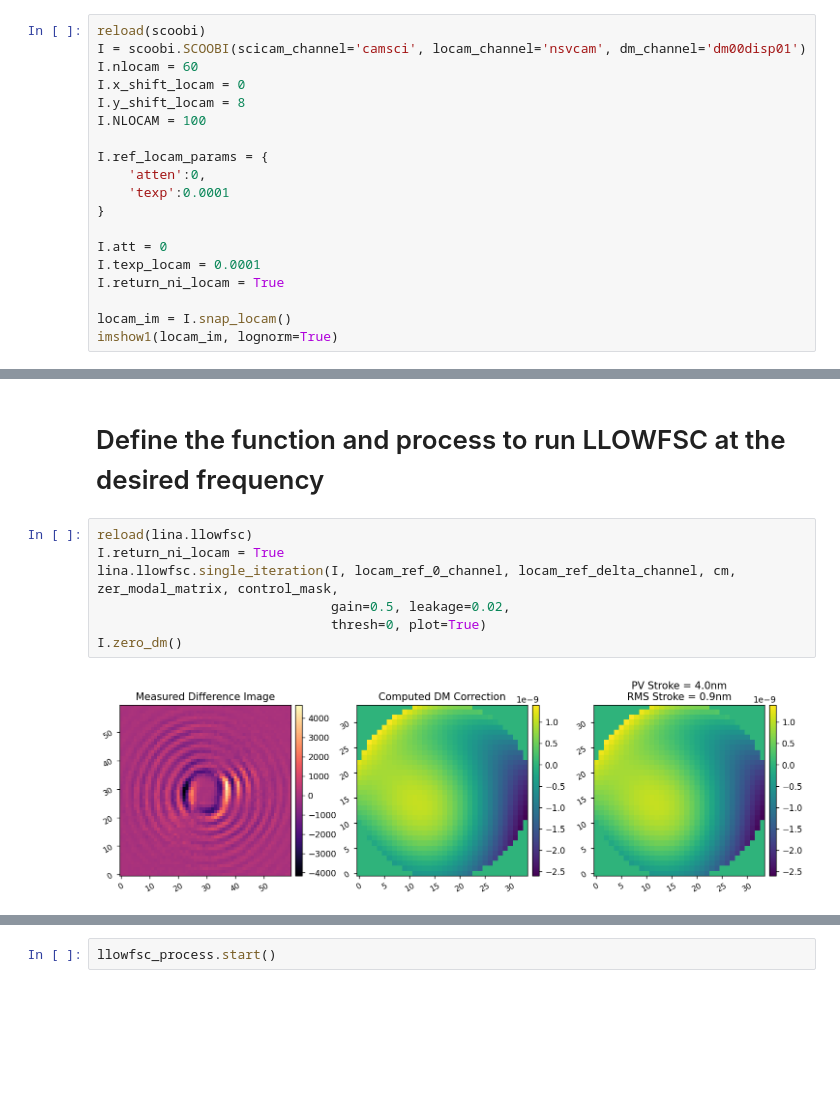
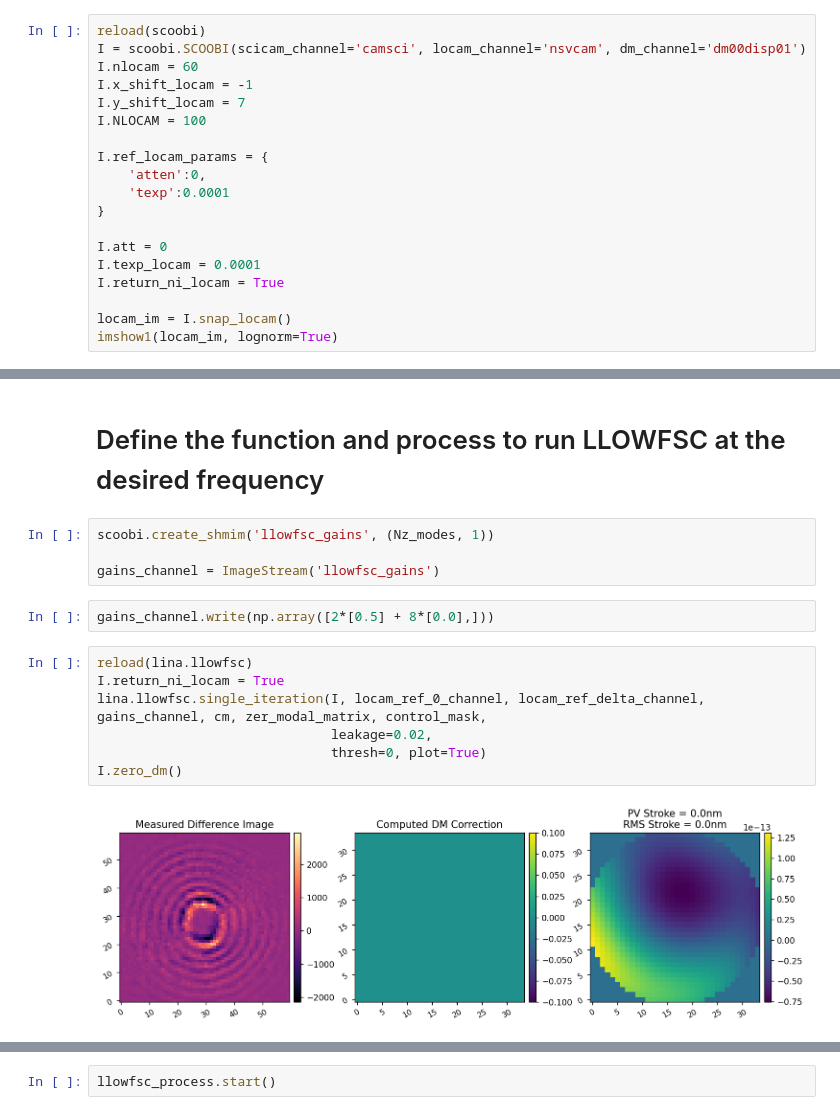
Before and after one commit to kian1377/scoob-exps, a Jupyter notebook: run_llowfsc.ipynb, the cells around one changed output, grey strips where cells are left out. Drawn from its saved outputs; the diff is of its cells as text; blank space fills up the shorter version.

Commit message:
injecting WFE was succesful, now I need to combine the injection with running llowfsc with iEFC

```diff
--- a/run_llowfsc.ipynb
+++ b/run_llowfsc.ipynb
@@ -47,8 +47,8 @@ wavelength = 633e-9
 reload(scoobi)
 I = scoobi.SCOOBI(scicam_channel='camsci', locam_channel='nsvcam', dm_channel='dm00disp01')
 I.nlocam = 60
-I.x_shift_locam = 0
-I.y_shift_locam = 8
+I.x_shift_locam = -1
+I.y_shift_locam = 7
 I.NLOCAM = 100
 
 I.ref_locam_params = {
@@ -116,15 +116,21 @@ zer_rm = lina.llowfsc.calibrate_without_fsm(I, control_mask, dm_modes=zer_modes,
 cm = ensure_np_array(lina.utils.TikhonovInverse(xp.array(zer_rm), 0))
 # %% [markdown]
 # Define the function and process to run LLOWFSC at the desired frequency
+# %%
+scoobi.create_shmim('llowfsc_gains', (Nz_modes, 1))
+
+gains_channel = ImageStream('llowfsc_gains')
+# %%
+gains_channel.write(np.array([2*[0.5] + 8*[0.0],]))
 # %%
 reload(lina.llowfsc)
 I.return_ni_locam = True
-lina.llowfsc.single_iteration(I, locam_ref_0_channel, locam_ref_delta_channel, cm, zer_modal_matrix, control_mask,
-                              gain=0.5, leakage=0.02,
+lina.llowfsc.single_iteration(I, locam_ref_0_channel, locam_ref_delta_channel, gains_channel, cm, zer_modal_matrix, control_mask,
+                              leakage=0.02,
                               thresh=0, plot=True)
 I.zero_dm()
 # %% [output]
-[figure, old version]
+[figure, new version]
 # %%
 reload(scoobi)
 reload(lina.llowfsc)
```
Also changed, not shown: parts of 6 cells of this notebook, 4 other files.
